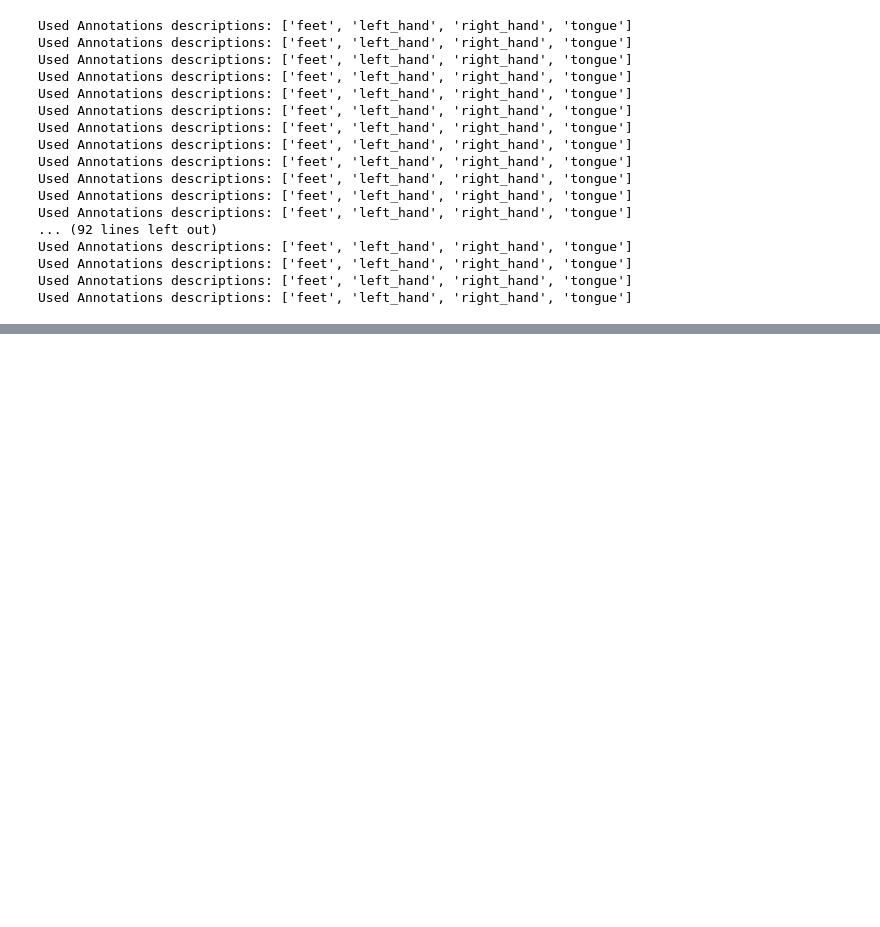
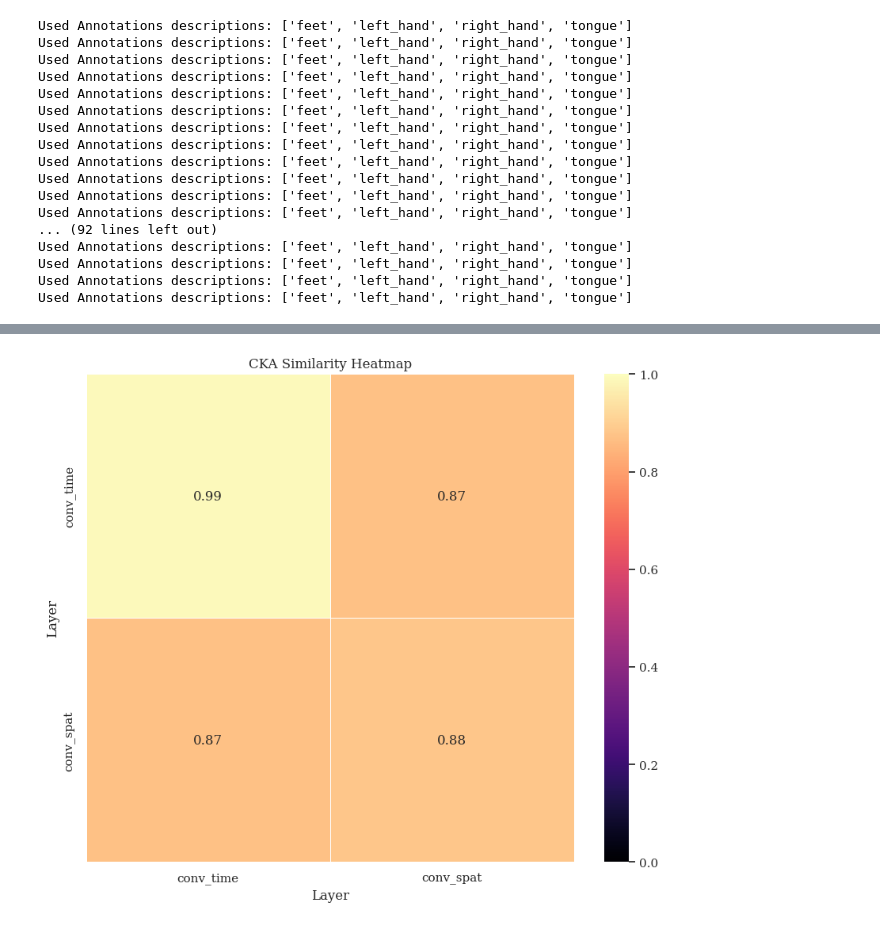
Before and after one commit to andersm11/Thesis_Rep_similarity, a Jupyter notebook: WIP/CKA2_realdata.ipynb, the cells around one changed output, grey strips where cells are left out. Cells and saved outputs as stored; diff of their text form; code cells hidden in the pictures; blank space fills up the shorter version.

```diff
--- a/WIP/CKA2_realdata.ipynb
+++ b/WIP/CKA2_realdata.ipynb
@@ -372,0 +383,28 @@ IndexError: index 145 is out of bounds for axis 1 with size 13
+# %%
+layer_names = list(OrderedDict.fromkeys(layer_names_model1 + layer_names_model2))
+
+# Initialize a square matrix for the CKA similarities
+n_layers = len(layer_names)
+
+matrix = np.zeros((n_layers, n_layers))
+
+# Fill the matrix with the CKA similarity values
+for (layer1, layer2), similarity in cka_similarities.items():
+    i = layer_names.index(layer1)
+    j = layer_names.index(layer2)
+    matrix[i, j] = similarity
+    matrix[j, i] = similarity
+
+# Create a DataFrame for better visualization
+df = pd.DataFrame(matrix, index=layer_names, columns=layer_names)
+
+# Plot the heatmap
+plt.figure(figsize=(10, 8))
+sns.heatmap(df, annot=True, cmap='magma', fmt='.2f', square=True, linewidths=0.5, cbar=True, vmin=0, vmax=1)
+
+plt.title('CKA Similarity Heatmap')
+plt.xlabel('Layer')
+plt.ylabel('Layer')
+plt.show()
+# %% [output]
+[figure, added]
```
Also changed, not shown: parts of 15 cells of this notebook, 9 other files.
